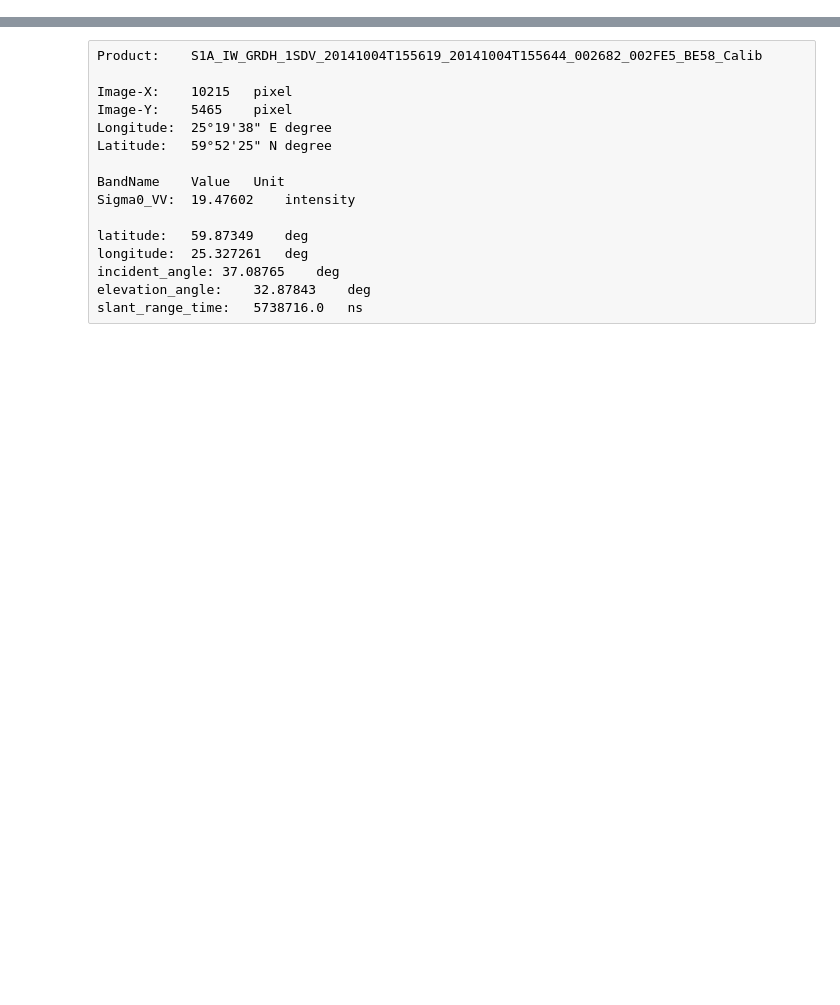
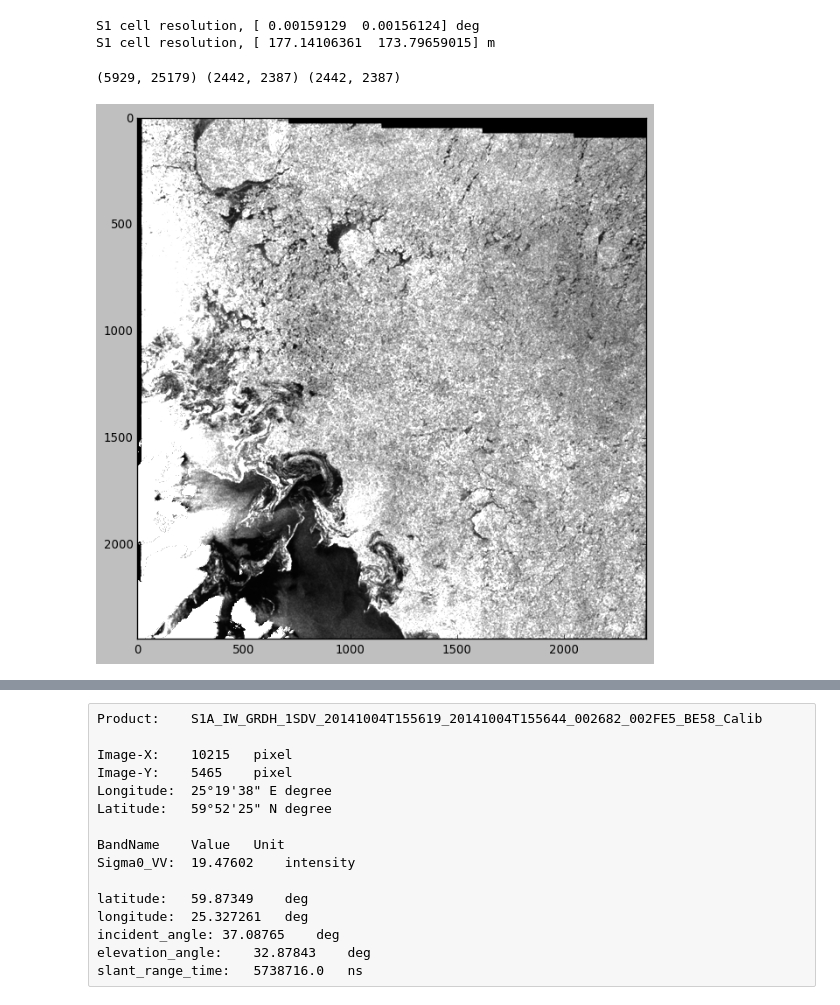
Before and after one commit to magican/PySOL, a Jupyter notebook: notebooks/Sentinel-1/0.0.0.Sentinel-1_sar_test.ipynb, the cells around one changed output, grey strips where cells are left out. Cells and saved outputs as stored; diff of their text form; code cells hidden in the pictures; blank space fills up the shorter version.

Commit message:
Masked initial data with GSHHS rasterize, some other modifications

```diff
--- a/notebooks/Sentinel-1/0.0.0.Sentinel-1_sar_test.ipynb
+++ b/notebooks/Sentinel-1/0.0.0.Sentinel-1_sar_test.ipynb
@@ -417,0 +552,52 @@ for p in polarization:
+# %%
+# Get the SAR pixel resolution from the area_def for further identical shapes
+up    = min(latlimGSHHS)
+down  = max(latlimGSHHS)
+left  = min(lonlimGSHHS)
+right = max(lonlimGSHHS)
+area_extent_deg = (left, down, right, up)
+
+area_extent_deg_shape = area_def_4326.shape
+
+pxlResSARdeg = asarray( (abs(area_extent_deg[2] - area_extent_deg[0]) / float(area_extent_deg_shape[1]), \
+                abs(area_extent_deg[3] - area_extent_deg[1]) / float(area_extent_deg_shape[0])) )
+
+pxlResSARm = asarray( (area_def_4326.pixel_size_x, area_def_4326.pixel_size_y) )
+print "S1 cell resolution, %s deg"  % str(pxlResSARdeg)
+print "S1 cell resolution, %s m"  % str(pxlResSARm)
+# %% [output]
+S1 cell resolution, [ 0.00159129  0.00156124] deg
+S1 cell resolution, [ 177.14106361  173.79659015] m
+# %%
+# Apply Mask from GSHHS
+
+import gshhs_rasterize
+reload(gshhs_rasterize)
+
+# ESRI shapefile containing land polygons
+shapefile = '/media/SOLabNFS/store/auxdata/coastline/GSHHS_shp/f/GSHHS_f_L1.shp'
+
+# reproject GSHHS onto S1 grid before calculations
+mask_arr_4326 = gshhs_rasterize.gshhs_rasterize_4326(lonlimGSHHS, latlimGSHHS, \
+                                     pxlResSARdeg, True, \
+                                     shapefile)
+# %%
+mask_arr_swath = pr.kd_tree.resample_nearest(area_def_4326, mask_arr_4326, swath_def, \
+                                             radius_of_influence=4*pxlResSARm.max(), epsilon=0.5, fill_value=None)
+# %%
+print mask_arr_4326.shape, mask_arr_swath.shape, sigma0w[p].shape
+# %% [output]
+(5929, 25179) (2442, 2387) (2442, 2387)
+# %%
+# Nice Image (Roughness)
+
+roughness[p] = ma.masked_where(mask_arr_swath, sigma0w[p])
+
+sigma0wAvg = ma.median(roughness[p], axis=0)
+# %%
+plt.close('all')
+plt.figure(figsize=(12,8))
+plt.imshow(roughness[p], vmin=0, vmax=0.1)
+plt.gray()
+# %% [output]
+[figure, added]
```
Also changed, not shown: parts of 29 cells of this notebook.
